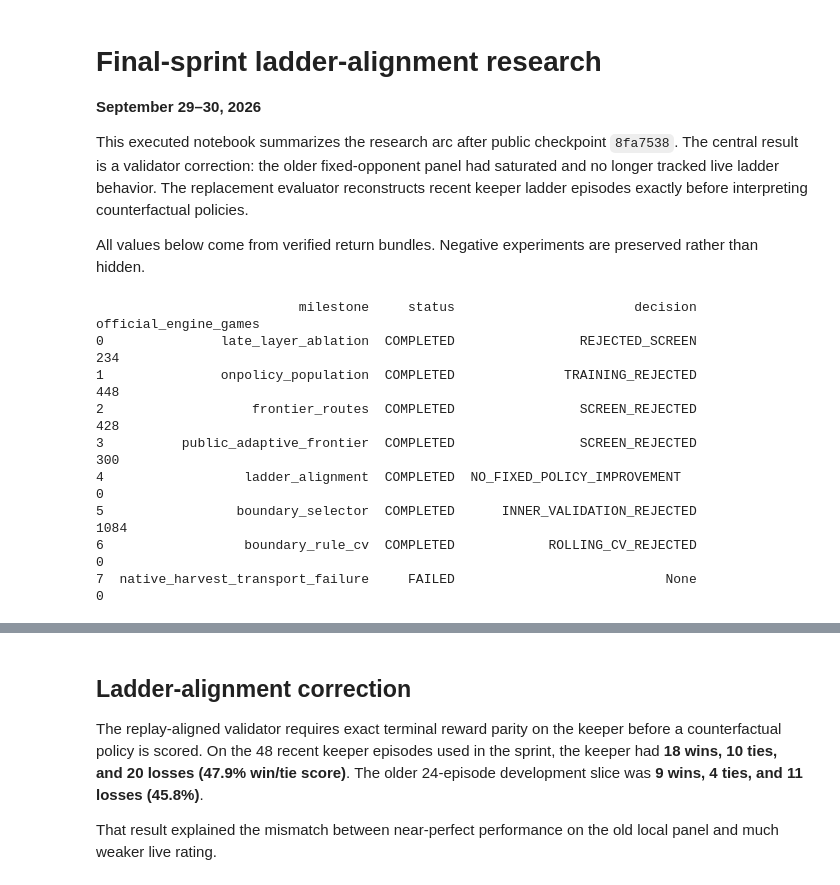
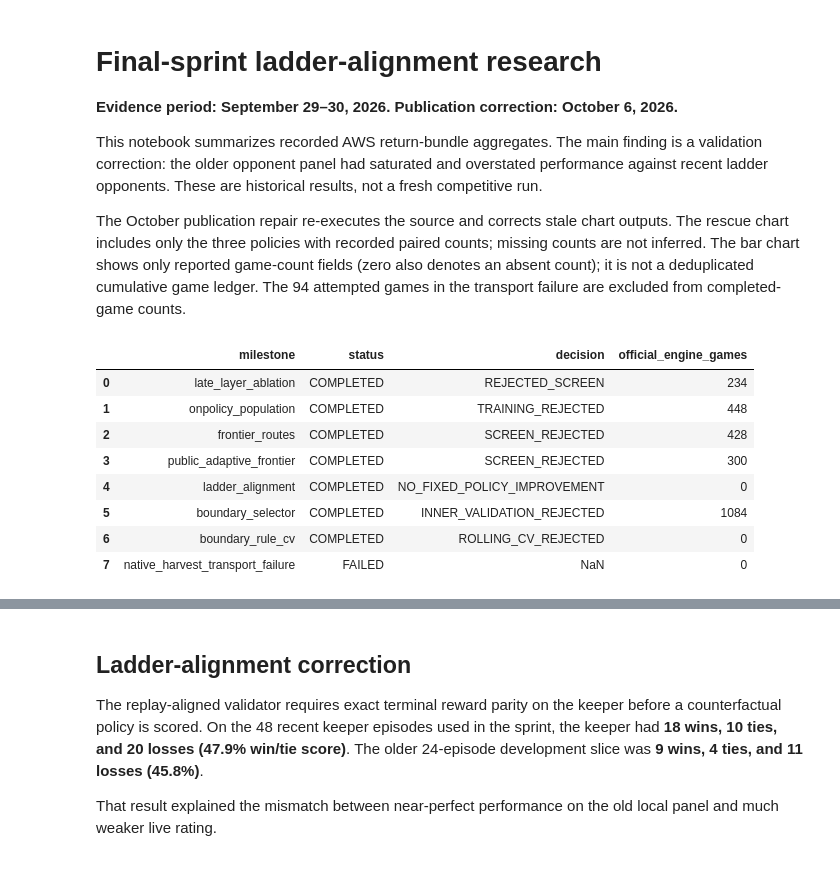
Before and after one commit to alvaromendizabal/kaggriculture, a Jupyter notebook: notebooks/56_final_sprint_ladder_alignment.ipynb, the cells around one changed output, grey strips where cells are left out. Drawn from its saved outputs; the diff is of its cells as text; code cells hidden in the pictures.

```diff
--- a/notebooks/56_final_sprint_ladder_alignment.ipynb
+++ b/notebooks/56_final_sprint_ladder_alignment.ipynb
@@ -1,31 +1,62 @@
 # %% [markdown]
 # Final-sprint ladder-alignment research
 
-**September 29–30, 2026**
+**Evidence period: September 29–30, 2026. Publication correction: October 6, 2026.**
 
-This executed notebook summarizes the research arc after public checkpoint `8fa7538`. The central result is a validator correction: the older fixed-opponent panel had saturated and no longer tracked live ladder behavior. The replacement evaluator reconstructs recent keeper ladder episodes exactly before interpreting counterfactual policies.
+This notebook summarizes recorded AWS return-bundle aggregates. The main finding is a validation correction: the older opponent panel had saturated and overstated performance against recent ladder opponents. These are historical results, not a fresh competitive run.
 
-All values below come from verified return bundles. Negative experiments are preserved rather than hidden.
+The October publication repair re-executes the source and corrects stale chart outputs. The rescue chart includes only the three policies with recorded paired counts; missing counts are not inferred. The bar chart shows only reported game-count fields (zero also denotes an absent count); it is not a deduplicated cumulative game ledger. The 94 attempted games in the transport failure are excluded from completed-game counts.
 # %%
+import io
 import json
 from pathlib import Path
+
+import matplotlib.pyplot as plt
 import pandas as pd
 import plotly.express as px
+from IPython.display import display
 
-report = json.loads((Path('..') / 'reports' / 'final_sprint_2026-09-30.json').read_text())
+root = Path.cwd()
+if not (root / "reports").is_dir():
+    root = root.parent
+report = json.loads((root / "reports" / "final_sprint_2026-09-30.json").read_text())
+
+
+def show_with_static(figure, static_figure):
+    stream = io.StringIO()
+    static_figure.savefig(stream, format="svg", metadata={"Date": None}, bbox_inches="tight")
+    plt.close(static_figure)
+    display(
+        {
+            "application/vnd.plotly.v1+json": json.loads(figure.to_json()),
+            "image/svg+xml": stream.getvalue(),
+        },
+        raw=True,
+    )
+
+
 rows = []
-for name, item in report['milestones'].items():
-    rows.append({'milestone': name, 'status': item.get('status'), 'decision': item.get('decision') or item.get('scientific_decision'), 'official_engine_games': item.get('new_official_engine_games', item.get('branch_and_calibration_games', 0))})
+for name, item in report["milestones"].items():
+    rows.append(
+        {
+            "milestone": name,
+            "status": item.get("status"),
+            "decision": item.get("decision") or item.get("scientific_decision"),
+            "official_engine_games": item.get(
+                "new_official_engine_games", item.get("branch_and_calibration_games", 0)
+            ),
+        }
+    )
 df = pd.DataFrame(rows)
-df
+display(df)
 # %% [output]
-                          milestone     status                       decision  official_engine_games
-0               late_layer_ablation  COMPLETED                REJECTED_SCREEN                    234
-1               onpolicy_population  COMPLETED              TRAINING_REJECTED                    448
-2                   frontier_routes  COMPLETED                SCREEN_REJECTED                    428
-3          public_adaptive_frontier  COMPLETED                SCREEN_REJECTED                    300
-4                  ladder_alignment  COMPLETED  NO_FIXED_POLICY_IMPROVEMENT                      0
-5                 boundary_selector  COMPLETED      INNER_VALIDATION_REJECTED                   1084
-6                  boundary_rule_cv  COMPLETED            ROLLING_CV_REJECTED                      0
-7  native_harvest_transport_failure     FAILED                           None                      0
+|  | milestone | status | decision | official_engine_games |
+| 0 | late_layer_ablation | COMPLETED | REJECTED_SCREEN | 234 |
+| 1 | onpolicy_population | COMPLETED | TRAINING_REJECTED | 448 |
+| 2 | frontier_routes | COMPLETED | SCREEN_REJECTED | 428 |
+| 3 | public_adaptive_frontier | COMPLETED | SCREEN_REJECTED | 300 |
+| 4 | ladder_alignment | COMPLETED | NO_FIXED_POLICY_IMPROVEMENT | 0 |
+| 5 | boundary_selector | COMPLETED | INNER_VALIDATION_REJECTED | 1084 |
+| 6 | boundary_rule_cv | COMPLETED | ROLLING_CV_REJECTED | 0 |
+| 7 | native_harvest_transport_failure | FAILED | NaN | 0 |
 # %%
```
Also changed, not shown: parts of 3 cells of this notebook, 18 other files.
